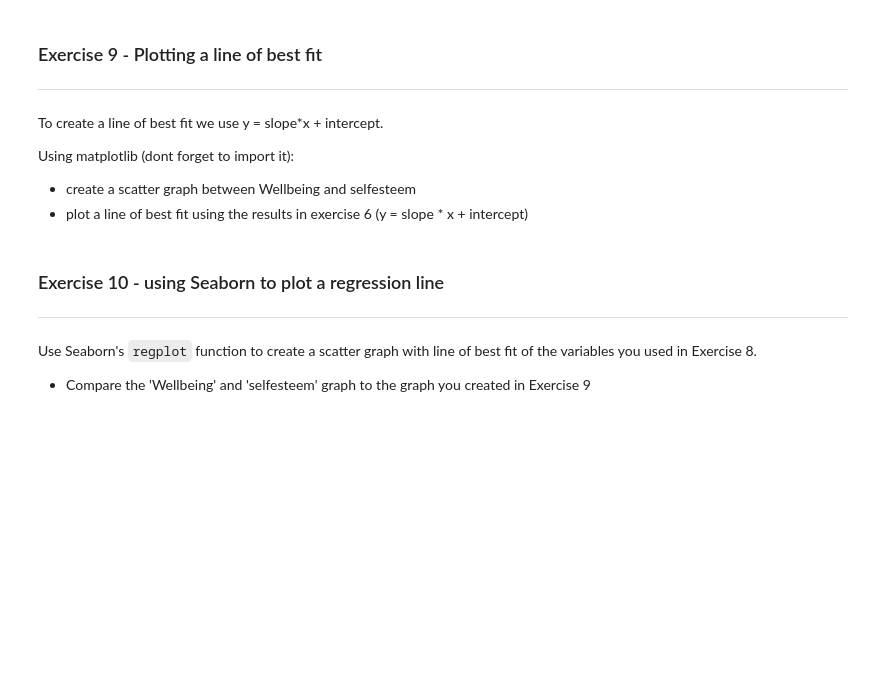
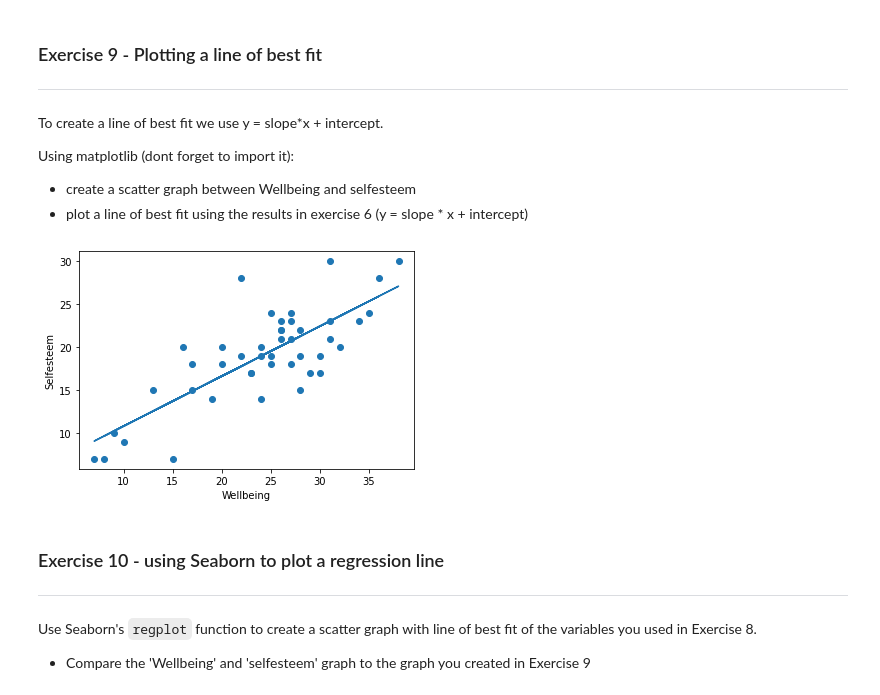
Before and after one commit to Natan9939/PythonCourse, a Jupyter notebook: 8_2_Correlation_exercises.ipynb, the cells around one changed output. Drawn from its saved outputs; the diff is of its cells as text; code cells hidden in the pictures; blank space fills up the shorter version.

```diff
--- a/8_2_Correlation_exercises.ipynb
+++ b/8_2_Correlation_exercises.ipynb
@@ -317,6 +320,21 @@ Using matplotlib (dont forget to import it):
 
 * create a scatter graph between Wellbeing and selfesteem
 * plot a line of best fit using the results in exercise 6  (y = slope * x + intercept)
+# %%
+x = df["Wellbeing"]
+y = df["selfesteem"]
+regression = linregress(x,y)
+rvalue = regression.rvalue ** 2
+plt.scatter(x,y)
+plt.xlabel("Wellbeing")
+plt.ylabel("Selfesteem")
+
+slope = regression.slope
+intercept = regression.intercept
+plt.plot(x,slope*x + intercept)
+plt.show()
+# %% [output]
+[figure, added]
 # %% [markdown]
 ### Exercise 10 - using Seaborn to plot a regression line
 ---
```
Also changed, not shown: parts of 6 cells of this notebook.
